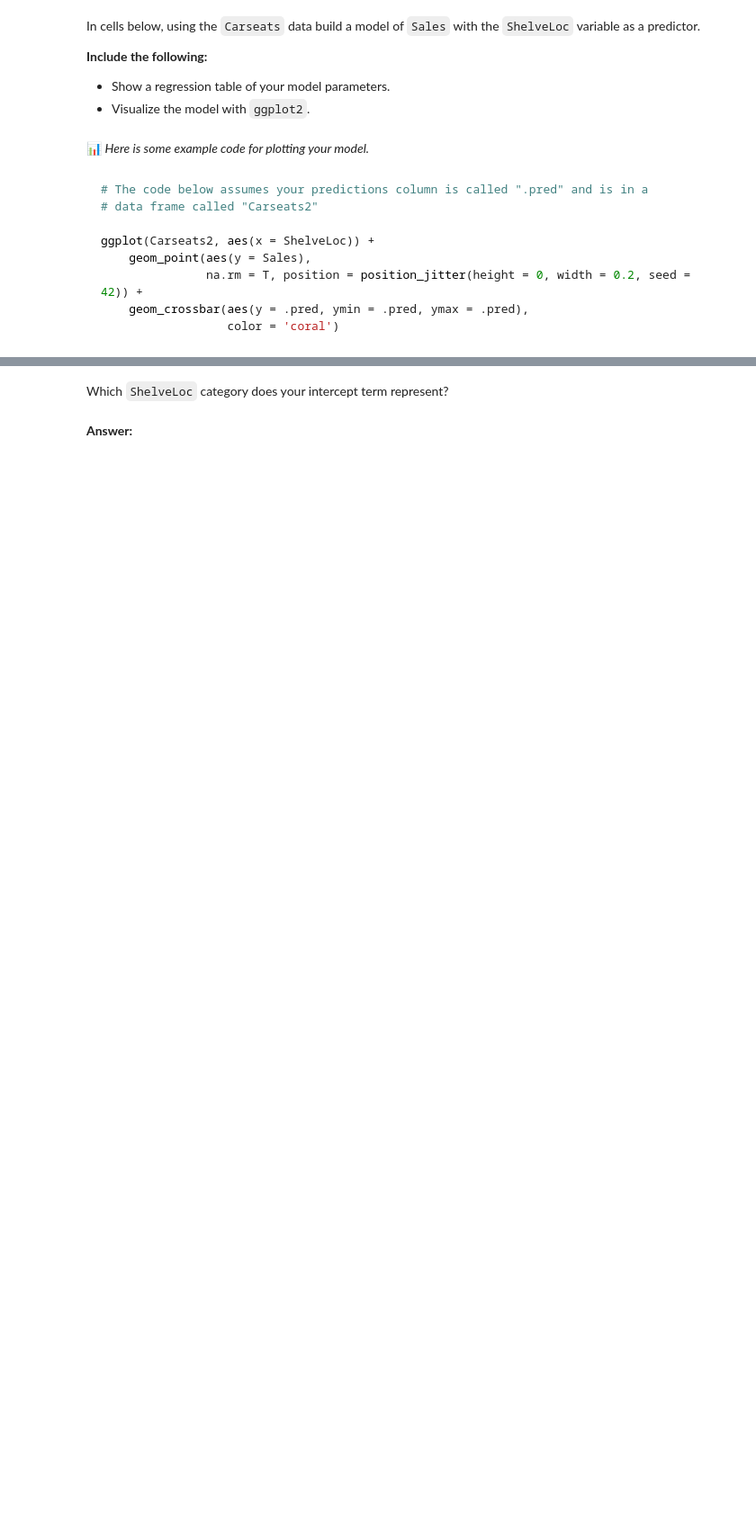
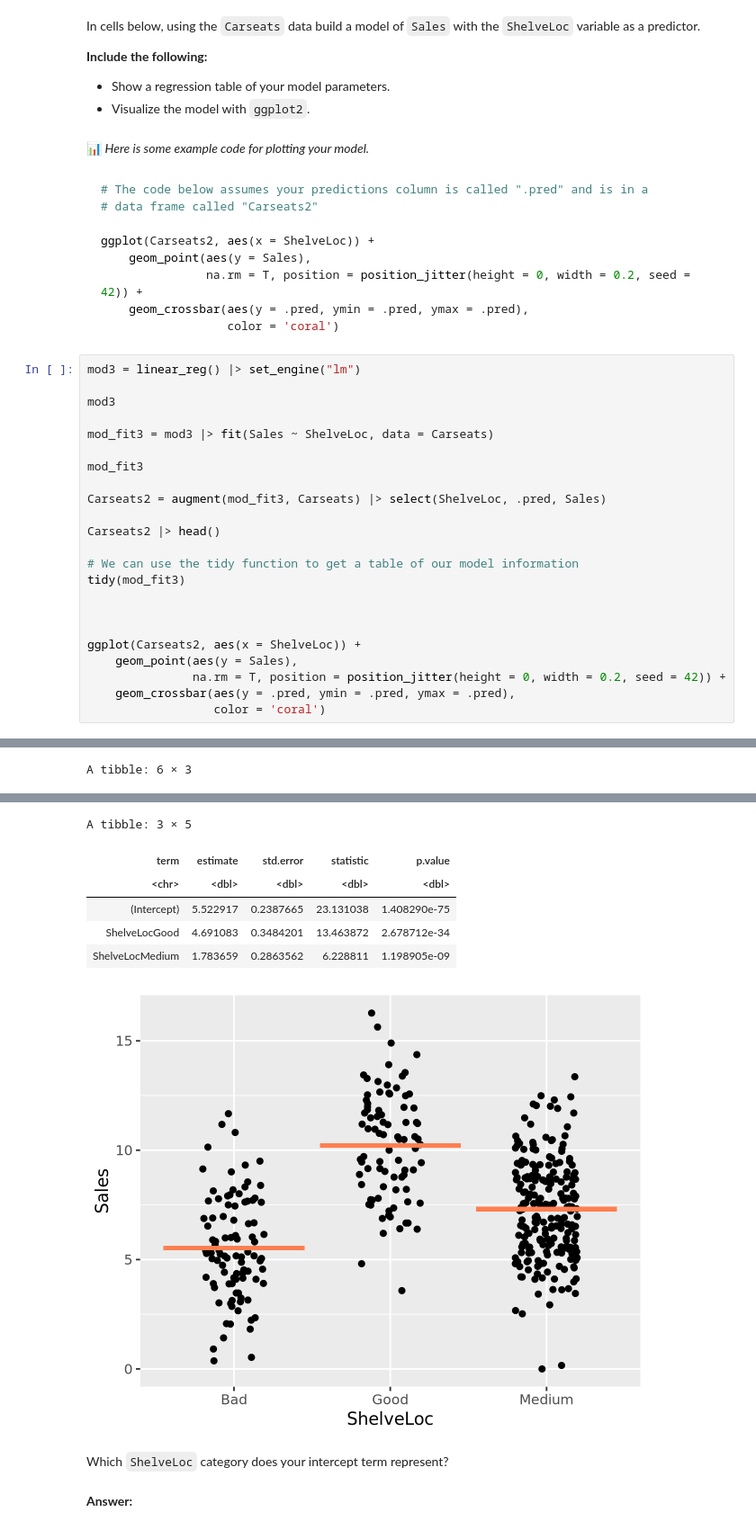
Before and after one commit to UNC-DATA-730/unit-3-assignment-dlee002, a Jupyter notebook: assignment3.ipynb, the cells around one changed output, grey strips where cells are left out. Shown: that part at 90% size. Cells and saved outputs as stored; diff of their text form; blank space fills up the shorter version.

````diff
--- a/assignment3.ipynb
+++ b/assignment3.ipynb
@@ -274,3 +292,27 @@ ggplot(Carseats2, aes(x = ShelveLoc)) +
     geom_crossbar(aes(y = .pred, ymin = .pred, ymax = .pred),
                   color = 'coral')
 ```
+# %%
+mod3 = linear_reg() |> set_engine("lm")
+
+mod3
+
+mod_fit3 = mod3 |> fit(Sales ~ ShelveLoc, data = Carseats)
+
+mod_fit3
+
+Carseats2 = augment(mod_fit3, Carseats) |> select(ShelveLoc, .pred, Sales)
+
+Carseats2 |> head()
+
+# We can use the tidy function to get a table of our model information
+tidy(mod_fit3)
+
+
+
+ggplot(Carseats2, aes(x = ShelveLoc)) +
+    geom_point(aes(y = Sales),
+               na.rm = T, position = position_jitter(height = 0, width = 0.2, seed = 42)) +
+    geom_crossbar(aes(y = .pred, ymin = .pred, ymax = .pred),
+                  color = 'coral')
+# %% [output]
@@ -276,0 +331 @@ ggplot(Carseats2, aes(x = ShelveLoc)) +
+A tibble: 6 × 3
@@ -277,3 +340,10 @@ ggplot(Carseats2, aes(x = ShelveLoc)) +
+A tibble: 3 × 5
+| term | estimate | std.error | statistic | p.value |
+| <chr> | <dbl> | <dbl> | <dbl> | <dbl> |
+| (Intercept) | 5.522917 | 0.2387665 | 23.131038 | 1.408290e-75 |
+| ShelveLocGood | 4.691083 | 0.3484201 | 13.463872 | 2.678712e-34 |
+| ShelveLocMedium | 1.783659 | 0.2863562 | 6.228811 | 1.198905e-09 |
+[figure, added]
 # %% [markdown]
 Which `ShelveLoc` category does your intercept term represent?
 # %% [markdown]
````
Also changed, not shown: parts of 6 cells of this notebook.
